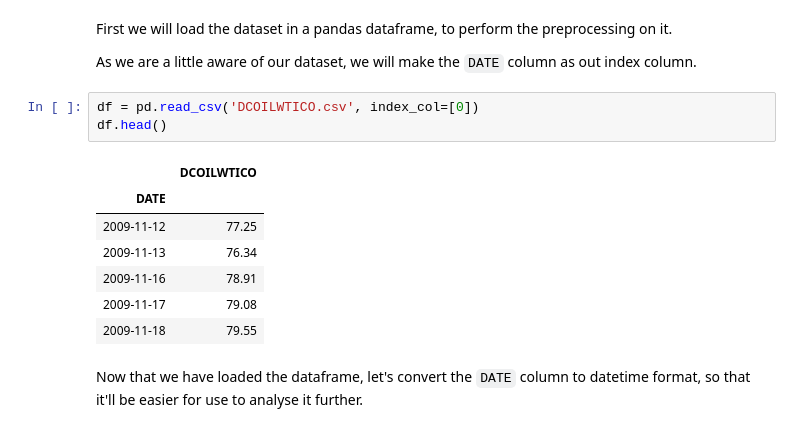
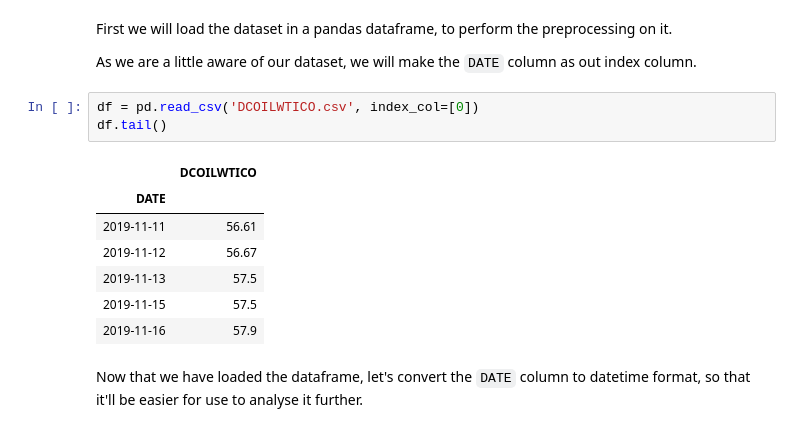
Before and after one commit to omkarudawant/Oil-Price-Analysis, a Jupyter notebook: Analysis.ipynb, the cells around one changed output. Saved outputs shown, nothing was run; the diff lists cells and outputs as text.

```diff
--- a/Analysis.ipynb
+++ b/Analysis.ipynb
@@ -22,15 +24,15 @@ First we will load the dataset in a pandas dataframe, to perform the preprocessi
 As we are a little aware of our dataset, we will make the `DATE` column as out index column.
 # %%
 df = pd.read_csv('DCOILWTICO.csv', index_col=[0])
-df.head()
+df.tail()
 # %% [output]
 |  | DCOILWTICO |
 | DATE |  |
-| 2009-11-12 | 77.25 |
-| 2009-11-13 | 76.34 |
-| 2009-11-16 | 78.91 |
-| 2009-11-17 | 79.08 |
-| 2009-11-18 | 79.55 |
+| 2019-11-11 | 56.61 |
+| 2019-11-12 | 56.67 |
+| 2019-11-13 | 57.5 |
+| 2019-11-15 | 57.5 |
+| 2019-11-16 | 57.9 |
 # %% [markdown]
 Now that we have loaded the dataframe, let's convert the `DATE` column to datetime format, so that it'll be easier for use to analyse it further.
 # %%
```
Also changed, not shown: parts of 5 cells of this notebook, 1 other file.
